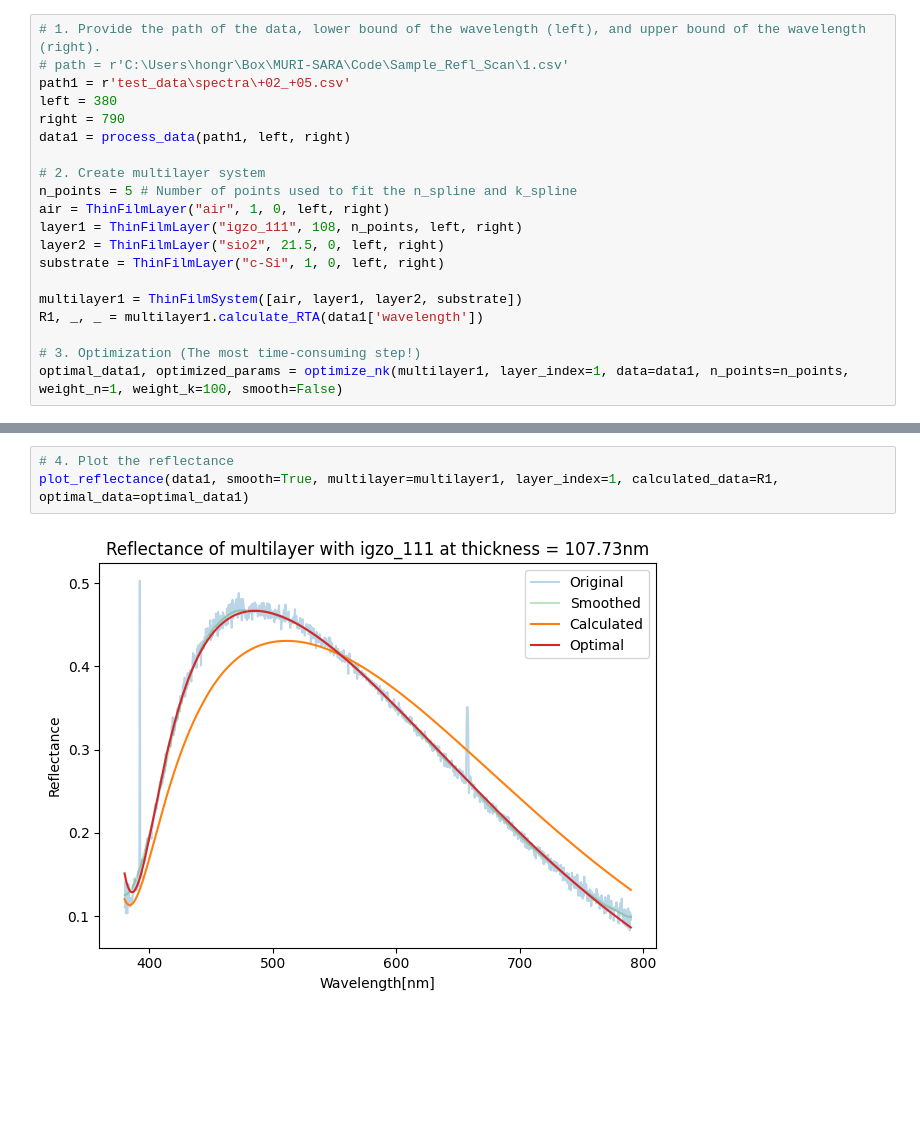
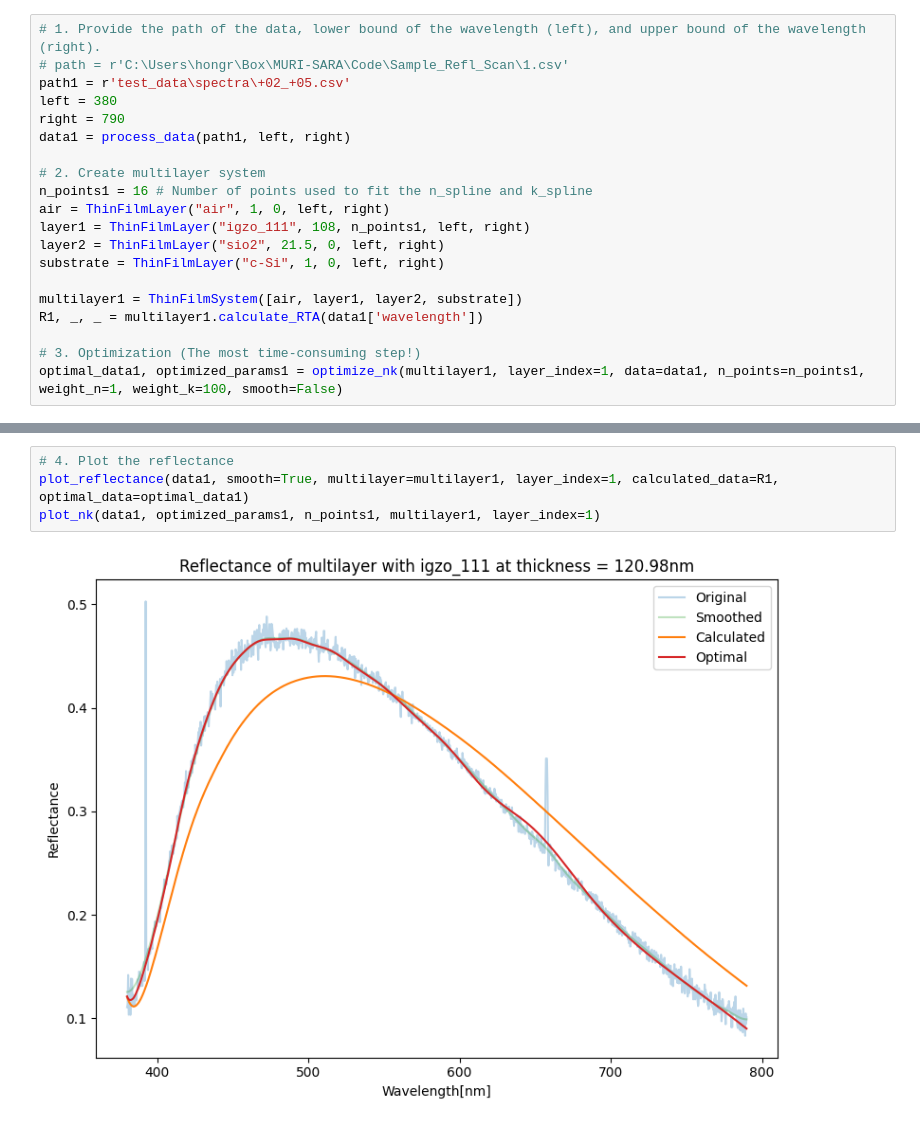
Before and after one commit to MingChiangChang/ThinFilm, a Jupyter notebook: Test.ipynb, the cells around one changed output, grey strips where cells are left out. Drawn from its saved outputs; the diff is of its cells as text; blank space fills up the shorter version.

```diff
--- a/Test.ipynb
+++ b/Test.ipynb
@@ -12,9 +12,9 @@ right = 790
 data1 = process_data(path1, left, right)
 
 # 2. Create multilayer system
-n_points = 5 # Number of points used to fit the n_spline and k_spline
+n_points1 = 16 # Number of points used to fit the n_spline and k_spline
 air = ThinFilmLayer("air", 1, 0, left, right)
-layer1 = ThinFilmLayer("igzo_111", 108, n_points, left, right)
+layer1 = ThinFilmLayer("igzo_111", 108, n_points1, left, right)
 layer2 = ThinFilmLayer("sio2", 21.5, 0, left, right)
 substrate = ThinFilmLayer("c-Si", 1, 0, left, right)
 
@@ -22,7 +22,7 @@ multilayer1 = ThinFilmSystem([air, layer1, layer2, substrate])
 R1, _, _ = multilayer1.calculate_RTA(data1['wavelength'])
 
 # 3. Optimization (The most time-consuming step!)
-optimal_data1, optimized_params = optimize_nk(multilayer1, layer_index=1, data=data1, n_points=n_points, weight_n=1, weight_k=100, smooth=False)
+optimal_data1, optimized_params1 = optimize_nk(multilayer1, layer_index=1, data=data1, n_points=n_points1, weight_n=1, weight_k=100, smooth=False)
 # %% [output]
 nk data found for air.
 nk data found for igzo_111.
@@ -37,5 +45,6 @@ Optimal Thickness:  107.72642369921967
 # %%
 # 4. Plot the reflectance
 plot_reflectance(data1, smooth=True, multilayer=multilayer1, layer_index=1, calculated_data=R1, optimal_data=optimal_data1)
+plot_nk(data1, optimized_params1, n_points1, multilayer1, layer_index=1)
 # %% [output]
-[figure, old version]
+[figure, new version]
```
Also changed, not shown: parts of 5 cells of this notebook, 1 other file.
